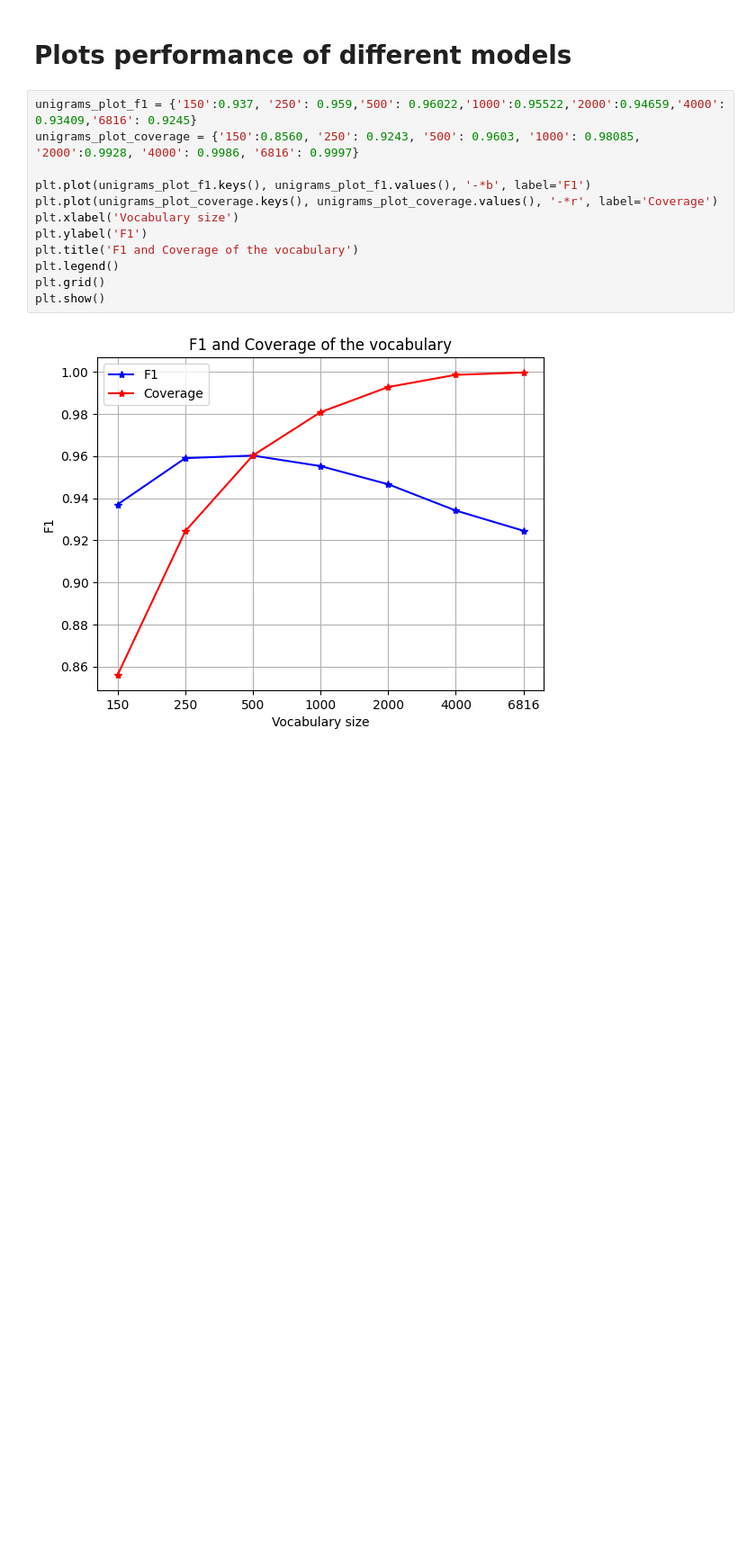
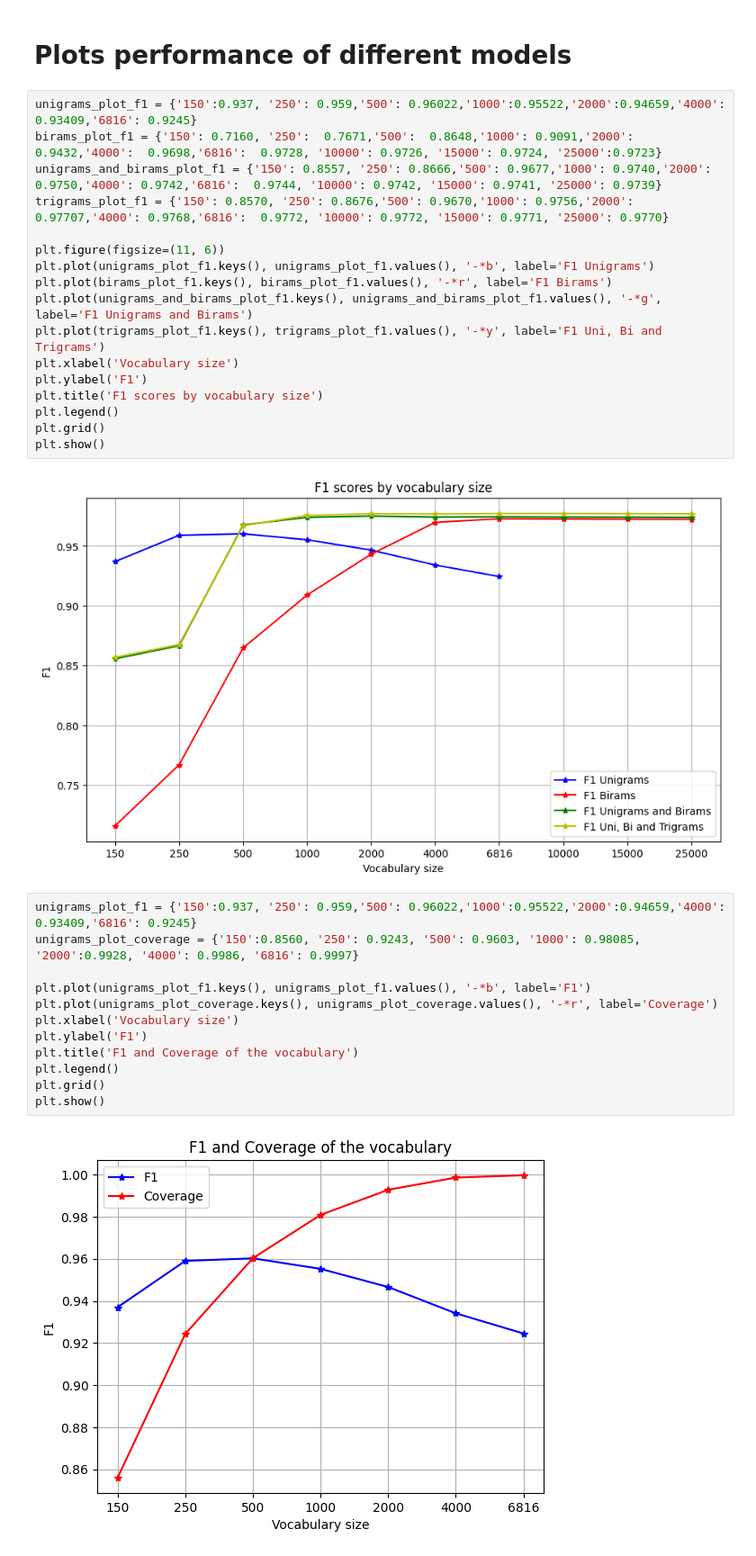
Before and after one commit to waze96/MUD_Labs_Git, a Jupyter notebook: LangDetect/source/langdetect.ipynb, the cells around one changed output. Shown at 90% size. Drawn from its saved outputs; the diff is of its cells as text; blank space fills up the shorter version.

```diff
--- a/LangDetect/source/langdetect.ipynb
+++ b/LangDetect/source/langdetect.ipynb
@@ -344,6 +356,25 @@ F1: 0.9181818181818182 (micro), 0.9187141462904691 (macro), 0.9186935561524091 (
 ========
 # %% [markdown]
 # Plots performance of different models
+# %%
+unigrams_plot_f1 = {'150':0.937, '250': 0.959,'500': 0.96022,'1000':0.95522,'2000':0.94659,'4000': 0.93409,'6816': 0.9245}
+birams_plot_f1 = {'150': 0.7160, '250':  0.7671,'500':  0.8648,'1000': 0.9091,'2000': 0.9432,'4000':  0.9698,'6816':  0.9728, '10000': 0.9726, '15000': 0.9724, '25000':0.9723}
+unigrams_and_birams_plot_f1 = {'150': 0.8557, '250': 0.8666,'500': 0.9677,'1000': 0.9740,'2000':  0.9750,'4000': 0.9742,'6816':  0.9744, '10000': 0.9742, '15000': 0.9741, '25000': 0.9739}
+trigrams_plot_f1 = {'150': 0.8570, '250': 0.8676,'500': 0.9670,'1000': 0.9756,'2000':  0.97707,'4000': 0.9768,'6816':  0.9772, '10000': 0.9772, '15000': 0.9771, '25000': 0.9770}
+
+plt.figure(figsize=(11, 6))
+plt.plot(unigrams_plot_f1.keys(), unigrams_plot_f1.values(), '-*b', label='F1 Unigrams')
+plt.plot(birams_plot_f1.keys(), birams_plot_f1.values(), '-*r', label='F1 Birams')
+plt.plot(unigrams_and_birams_plot_f1.keys(), unigrams_and_birams_plot_f1.values(), '-*g', label='F1 Unigrams and Birams')
+plt.plot(trigrams_plot_f1.keys(), trigrams_plot_f1.values(), '-*y', label='F1 Uni, Bi and Trigrams')
+plt.xlabel('Vocabulary size')
+plt.ylabel('F1')
+plt.title('F1 scores by vocabulary size')
+plt.legend()
+plt.grid()
+plt.show()
+# %% [output]
+[figure, added]
 # %%
 unigrams_plot_f1 = {'150':0.937, '250': 0.959,'500': 0.96022,'1000':0.95522,'2000':0.94659,'4000': 0.93409,'6816': 0.9245}
 unigrams_plot_coverage = {'150':0.8560, '250': 0.9243, '500': 0.9603, '1000': 0.98085, '2000':0.9928, '4000': 0.9986, '6816': 0.9997}
```
Also changed, not shown: parts of 12 cells of this notebook, 4 other files.
